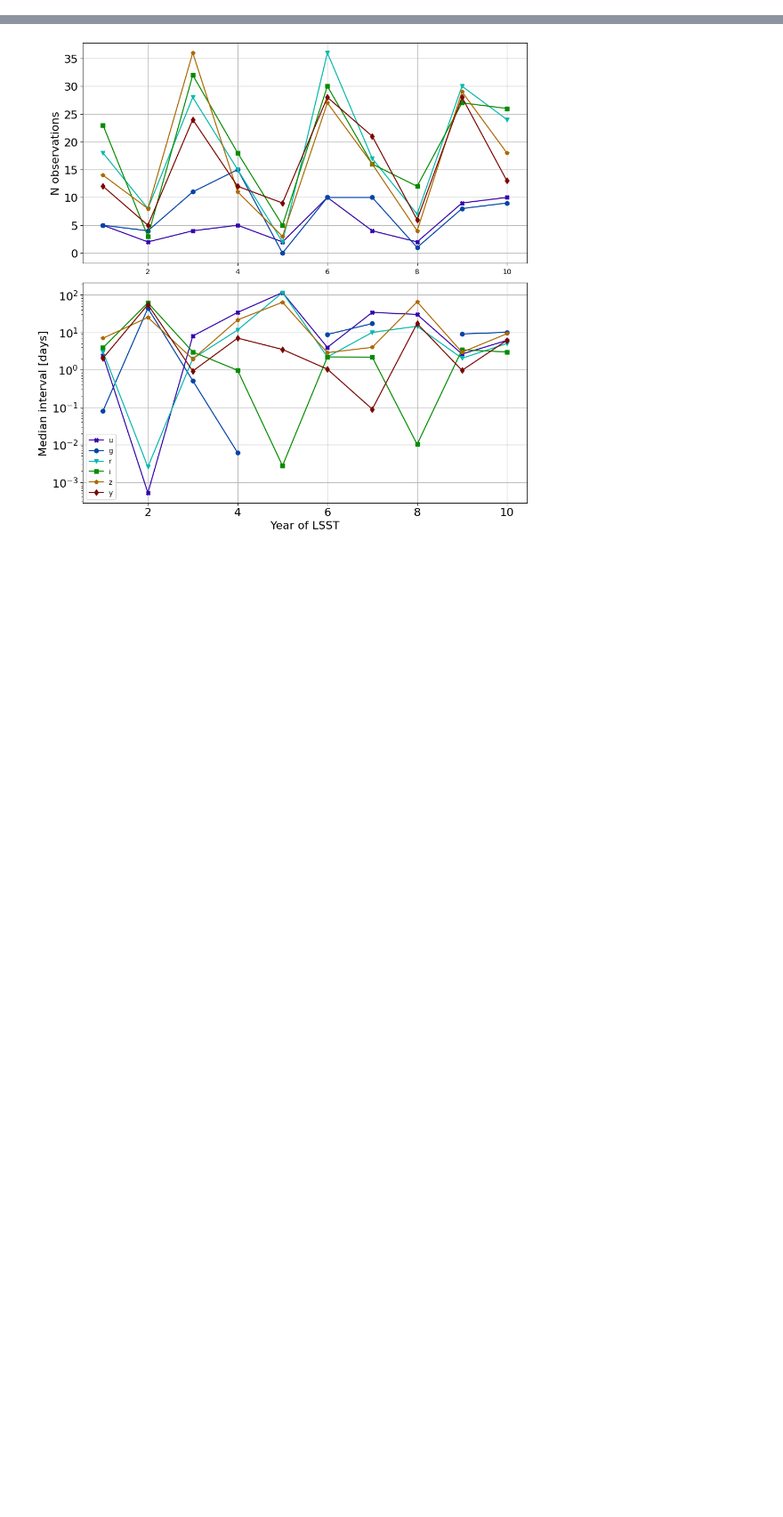
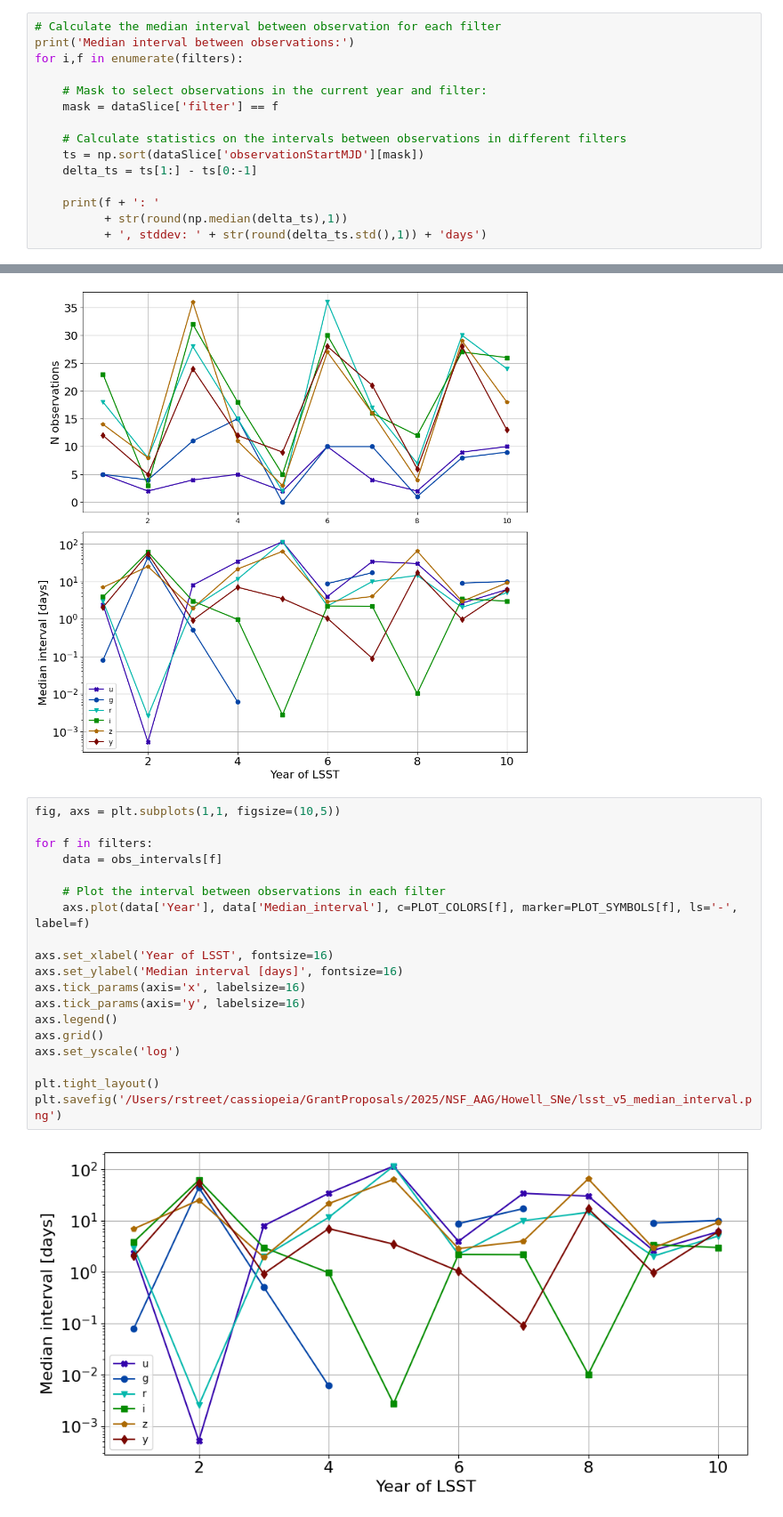
Before and after one commit to rachel3834/lsst_bitbucket, a Jupyter notebook: survey_strategy/lsst_cadence_per_year.ipynb, the cells around one changed output, grey strips where cells are left out. Shown: that part at 89% size. Saved outputs shown, nothing was run; the diff lists cells and outputs as text; blank space fills up the shorter version.

Commit message:
Updated plots

```diff
--- a/survey_strategy/lsst_cadence_per_year.ipynb
+++ b/survey_strategy/lsst_cadence_per_year.ipynb
@@ -149,0 +154,15 @@ obs_intervals
+# %%
+# Calculate the median interval between observation for each filter
+print('Median interval between observations:')
+for i,f in enumerate(filters):
+
+    # Mask to select observations in the current year and filter:
+    mask = dataSlice['filter'] == f
+
+    # Calculate statistics on the intervals between observations in different filters
+    ts = np.sort(dataSlice['observationStartMJD'][mask])
+    delta_ts = ts[1:] - ts[0:-1]
+
+    print(f + ': '
+          + str(round(np.median(delta_ts),1))
+          + ', stddev: ' + str(round(delta_ts.std(),1)) + 'days')
@@ -202,3 +229,24 @@ plt.tight_layout()
 plt.savefig('/Users/rstreet/cassiopeia/GrantProposals/2025/NSF_AAG/Howell_SNe/lsst_v5_cadence.png')
 # %% [output]
 [figure]
+# %%
+fig, axs = plt.subplots(1,1, figsize=(10,5))
+
+for f in filters:
+    data = obs_intervals[f]
+
+    # Plot the interval between observations in each filter
+    axs.plot(data['Year'], data['Median_interval'], c=PLOT_COLORS[f], marker=PLOT_SYMBOLS[f], ls='-', label=f)
+
+axs.set_xlabel('Year of LSST', fontsize=16)
+axs.set_ylabel('Median interval [days]', fontsize=16)
+axs.tick_params(axis='x', labelsize=16)
+axs.tick_params(axis='y', labelsize=16)
+axs.legend()
+axs.grid()
+axs.set_yscale('log')
+
+plt.tight_layout()
+plt.savefig('/Users/rstreet/cassiopeia/GrantProposals/2025/NSF_AAG/Howell_SNe/lsst_v5_median_interval.png')
+# %% [output]
+[figure, added]
```
Also changed, not shown: parts of 3 cells of this notebook, 3 other files.
